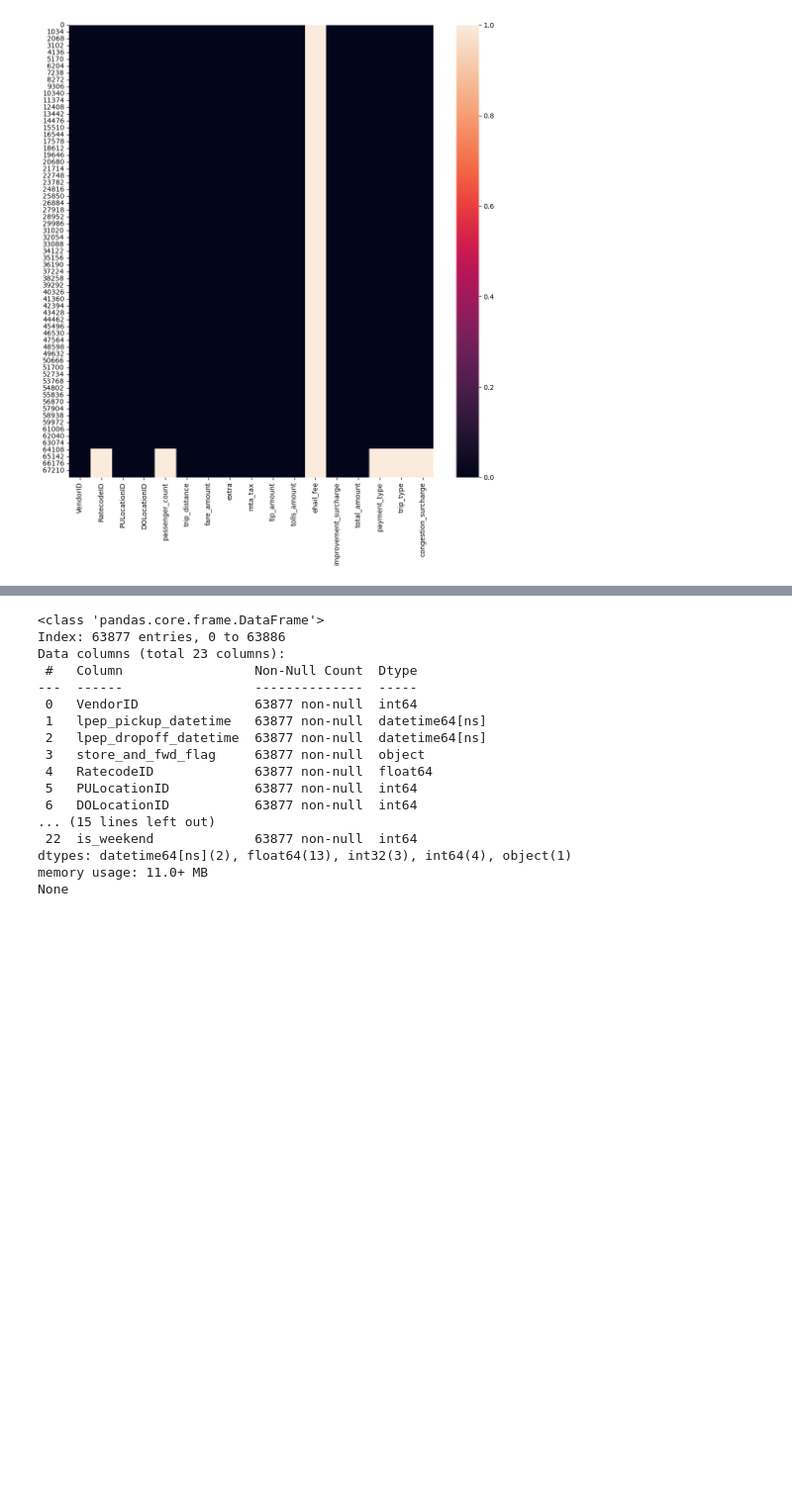
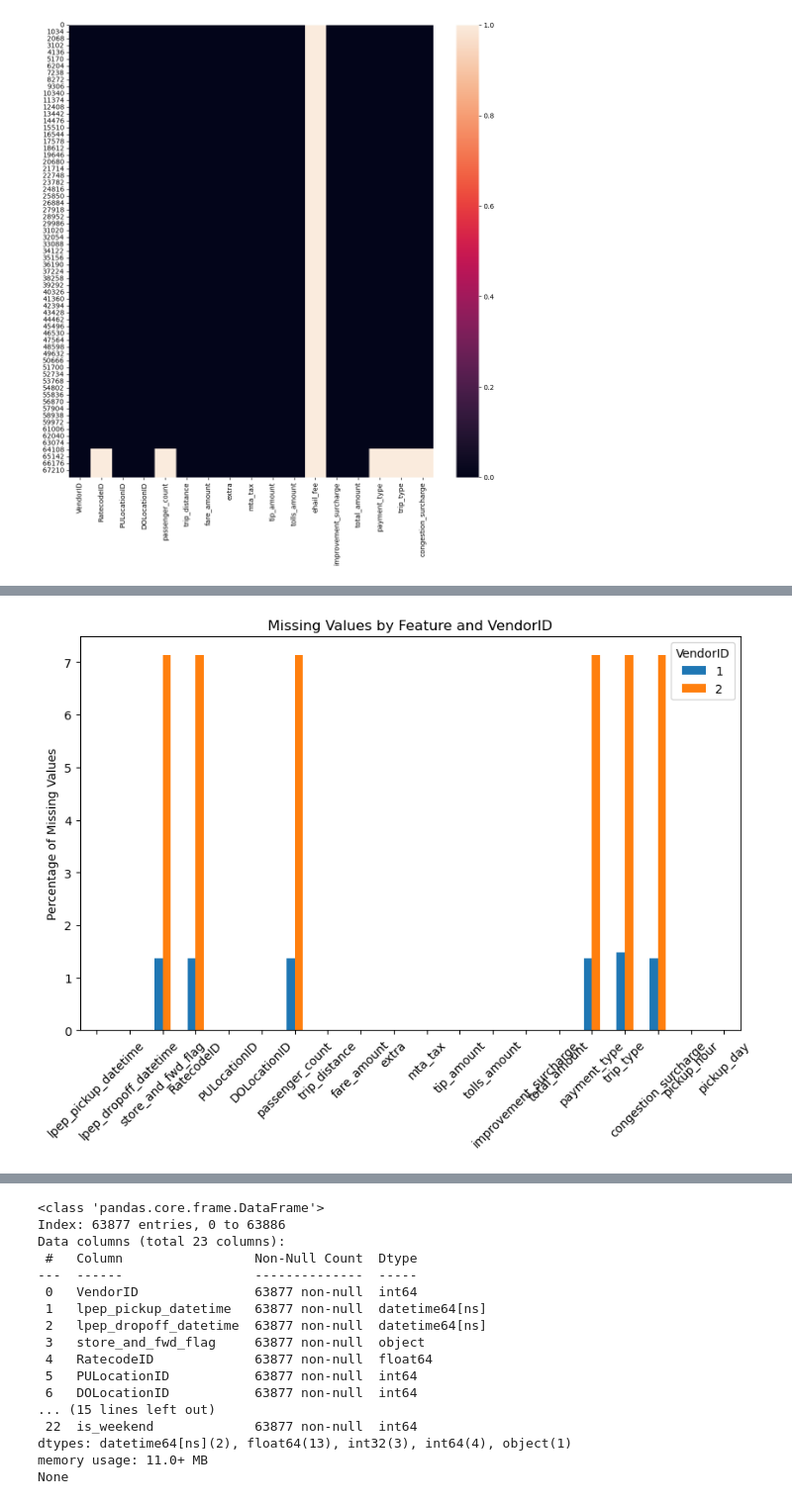
Before and after one commit to tdarum/NewYorkFleet, a Jupyter notebook: Capstone2Theresia-NYTaxi.ipynb, the cells around one changed output, grey strips where cells are left out. Shown at 99% size. Drawn from its saved outputs; the diff is of its cells as text; code cells hidden in the pictures; blank space fills up the shorter version.

```diff
--- a/Capstone2Theresia-NYTaxi.ipynb
+++ b/Capstone2Theresia-NYTaxi.ipynb
@@ -262,0 +273,7 @@ None
+# %%
+#extract features for the dates so that we can understand detail and creates grouping based on the dates
+df['pickup_hour'] = pd.to_datetime(df['lpep_pickup_datetime']).dt.hour
+df['pickup_day'] = pd.to_datetime(df['lpep_pickup_datetime']).dt.dayofweek
+df['pickup_date'] = df['lpep_pickup_datetime'].dt.date
+df['pickup_month'] = df['lpep_pickup_datetime'].dt.month
+df['is_weekend'] = df['pickup_day'].apply(lambda x: 1 if x >= 5 else 0)  # Weekend indicator
@@ -262,0 +321,6 @@ None
+# %%
+# Step 1.2: Analyze patterns in missing data
+
+# Vendor-based missing data analysis
+vendor_missing_data = df.groupby('VendorID').apply(lambda x: x.isnull().mean() * 100, include_groups=False)
+print("Missing data percentage by VendorID:\n", vendor_missing_data)
@@ -262,0 +345,9 @@ None
+# %%
+# Plot missing values by VendorID
+vendor_missing_data.T.plot(kind='bar', figsize=(10, 6))
+plt.ylabel("Percentage of Missing Values")
+plt.title("Missing Values by Feature and VendorID")
+plt.xticks(rotation=45)
+plt.show()
+# %% [output]
+[figure, added]
```
Also changed, not shown: parts of 30 cells of this notebook.
